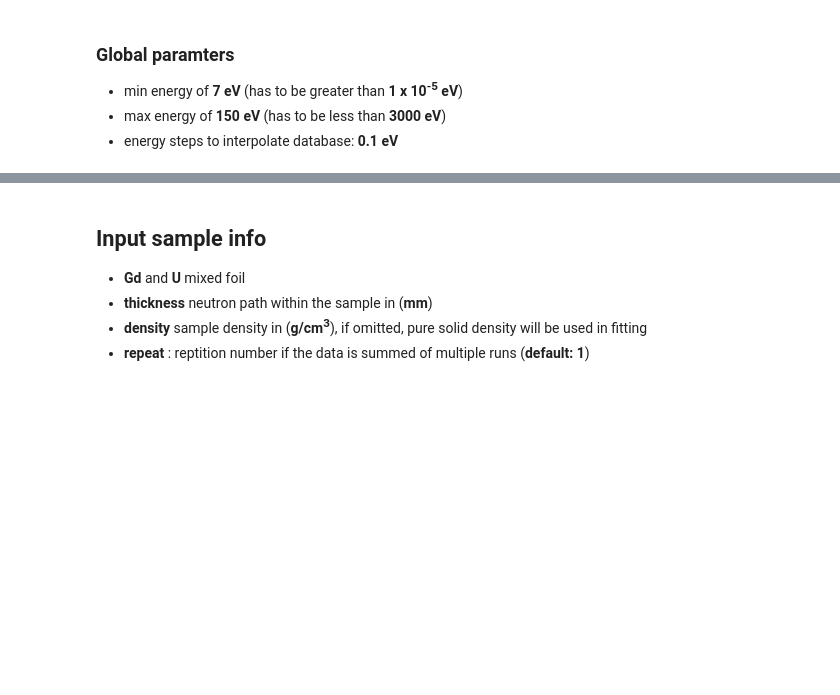
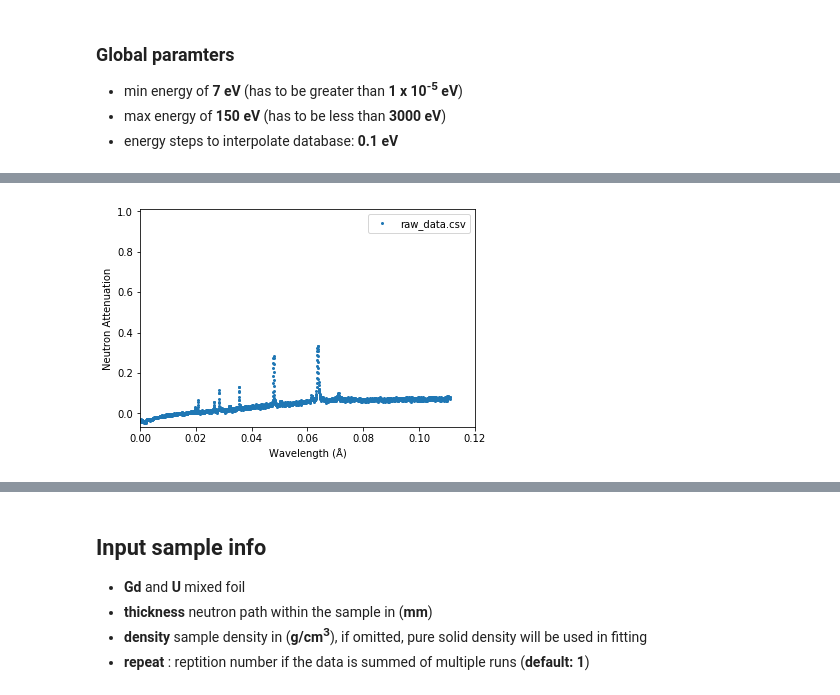
Before and after one commit to ornlneutronimaging/ResoFit, a Jupyter notebook: notebooks/tutorial.ipynb, the cells around one changed output, grey strips where cells are left out. Cells and saved outputs as stored; diff of their text form; code cells hidden in the pictures; blank space fills up the shorter version.

```diff
--- a/notebooks/tutorial.ipynb
+++ b/notebooks/tutorial.ipynb
@@ -47,0 +204,6 @@ plt.show()
+# %%
+experiment.plot_raw(x_axis='lambda', lambda_xmax=0.12,
+                   offset_us=0, source_to_detector_m=16)
+plt.show()
+# %% [output]
+[figure, added]
```
Also changed, not shown: parts of 87 cells of this notebook, 3 other files.
